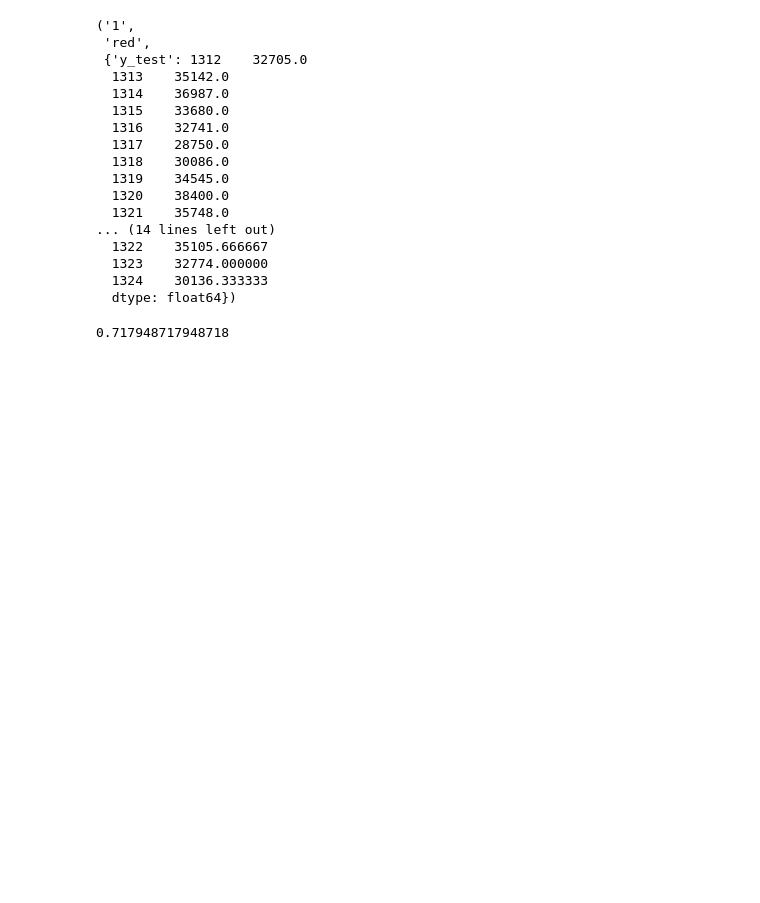
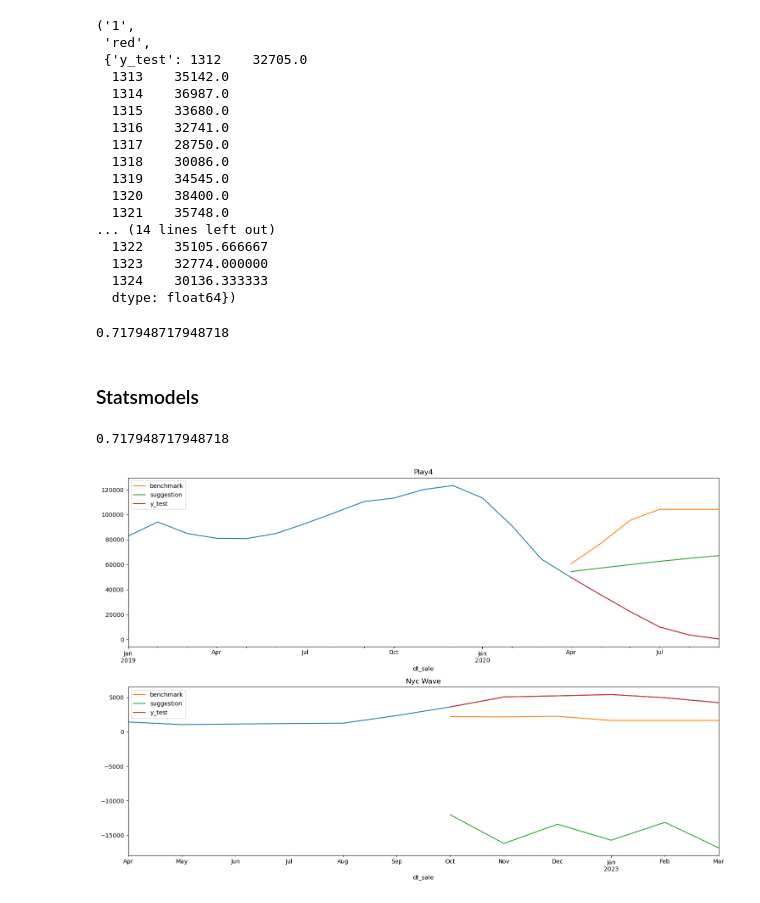
Before and after one commit to felipewhitaker/vai-conecta, a Jupyter notebook: src/model/notebook.ipynb, the cells around one changed output. Saved outputs shown, nothing was run; the diff lists cells and outputs as text; code cells hidden in the pictures; blank space fills up the shorter version.

```diff
--- a/src/model/notebook.ipynb
+++ b/src/model/notebook.ipynb
@@ -460,0 +364,2 @@ results = pd.DataFrame(estimators).T
+# %% [markdown]
+### Statsmodels
@@ -460,0 +403,26 @@ results = pd.DataFrame(estimators).T
+# %%
+mae = lambda y, yhat: np.mean(np.abs(y - yhat))
+
+maes = {}
+for sku, data in results.items():
+    bmae = mae(data["y_test"], data["benchmark"])
+    smae = mae(data["y_test"], data["suggestion"])
+    maes.setdefault(sku, {"benchmark": bmae, "suggestion": smae})
+# %%
+# calculate best mae from `maes`
+best = pd.DataFrame(maes).T
+(best.idxmin(axis = 1) == "suggestion").sum() / best.shape[0]
+# %% [output]
+0.717948717948718
+# %%
+best_worse = (best["benchmark"] - best["suggestion"]).idxmax(), (best["suggestion"] - best["benchmark"]).idxmax()
+
+fig, axs = plt.subplots(2, 1, figsize = (15, 10))
+for ax, sku in zip(axs, best_worse):
+    sdata[sdata[SKU_COL] == sku].set_index("dt_sale")["qt_sale"].plot(ax = ax, title = id2name[sku])
+    results[sku].plot(ax = ax, title = id2name[sku])
+
+plt.tight_layout()
+plt.show()
+# %% [output]
+[figure, added]
```
Also changed, not shown: parts of 6 cells of this notebook.
